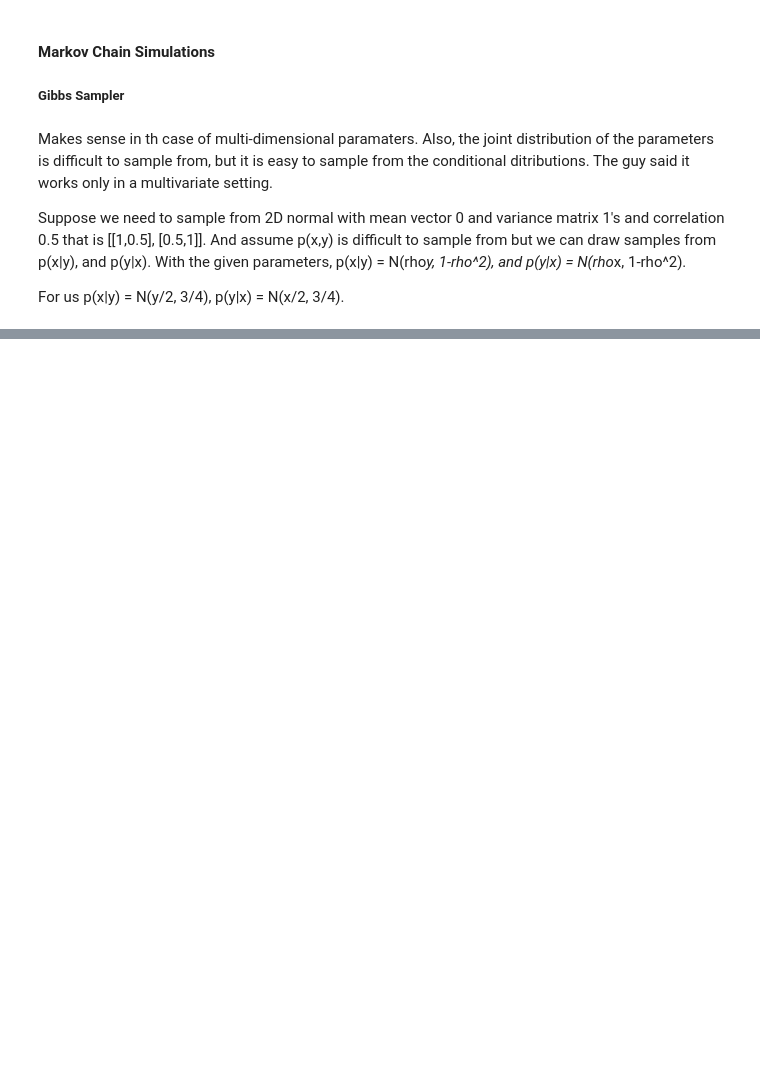
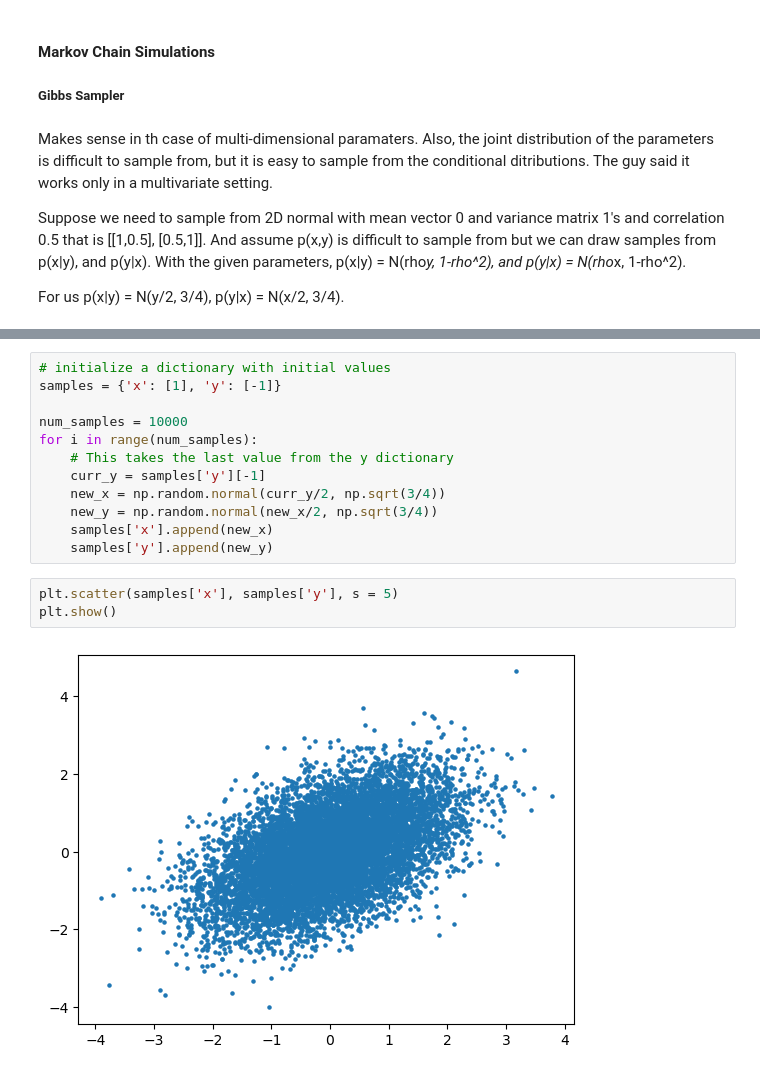
Before and after one commit to Gayara-Fernando/Bayes_computations, a Jupyter notebook: Gibbs_sampler.ipynb, the cells around one changed output, grey strips where cells are left out. Saved outputs shown, nothing was run; the diff lists cells and outputs as text; blank space fills up the shorter version.

```diff
--- a/Gibbs_sampler.ipynb
+++ b/Gibbs_sampler.ipynb
@@ -20,0 +40,17 @@ Then we repeat the 2nd and 3rd steps as many times as we need. The first sample
+# %%
+# initialize a dictionary with initial values
+samples = {'x': [1], 'y': [-1]}
+
+num_samples = 10000
+for i in range(num_samples):
+    # This takes the last value from the y dictionary
+    curr_y = samples['y'][-1]
+    new_x = np.random.normal(curr_y/2, np.sqrt(3/4))
+    new_y = np.random.normal(new_x/2, np.sqrt(3/4))
+    samples['x'].append(new_x)
+    samples['y'].append(new_y)
+# %%
+plt.scatter(samples['x'], samples['y'], s = 5)
+plt.show()
+# %% [output]
+[figure, added]
```
Also changed, not shown: parts of 20 cells of this notebook.
